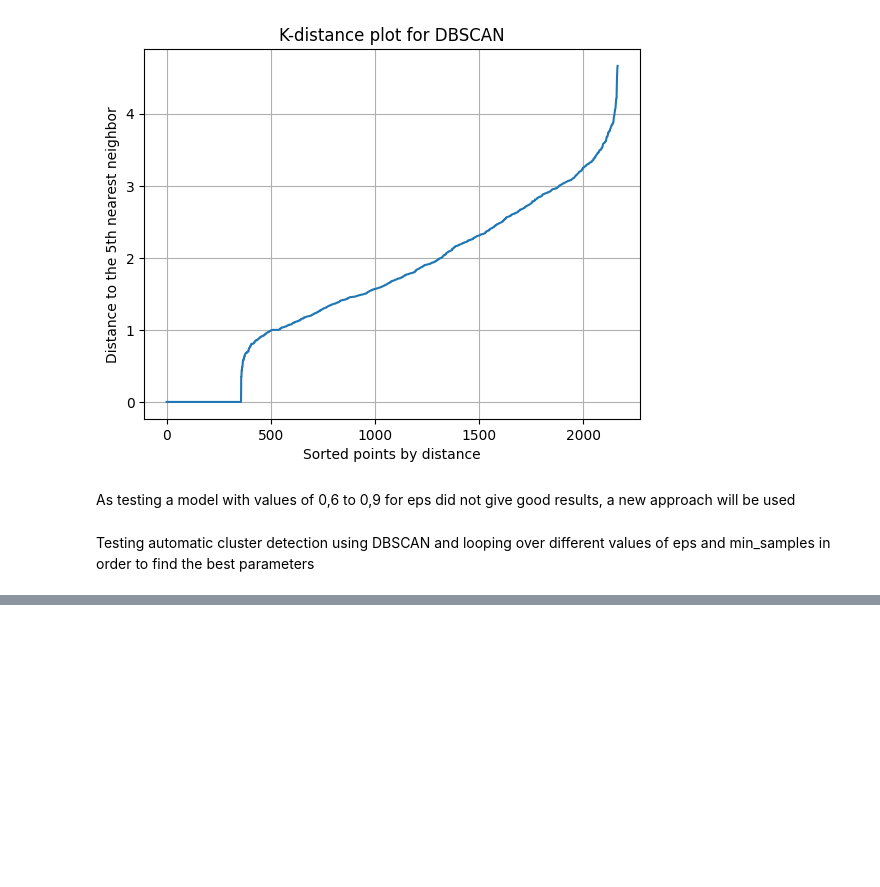
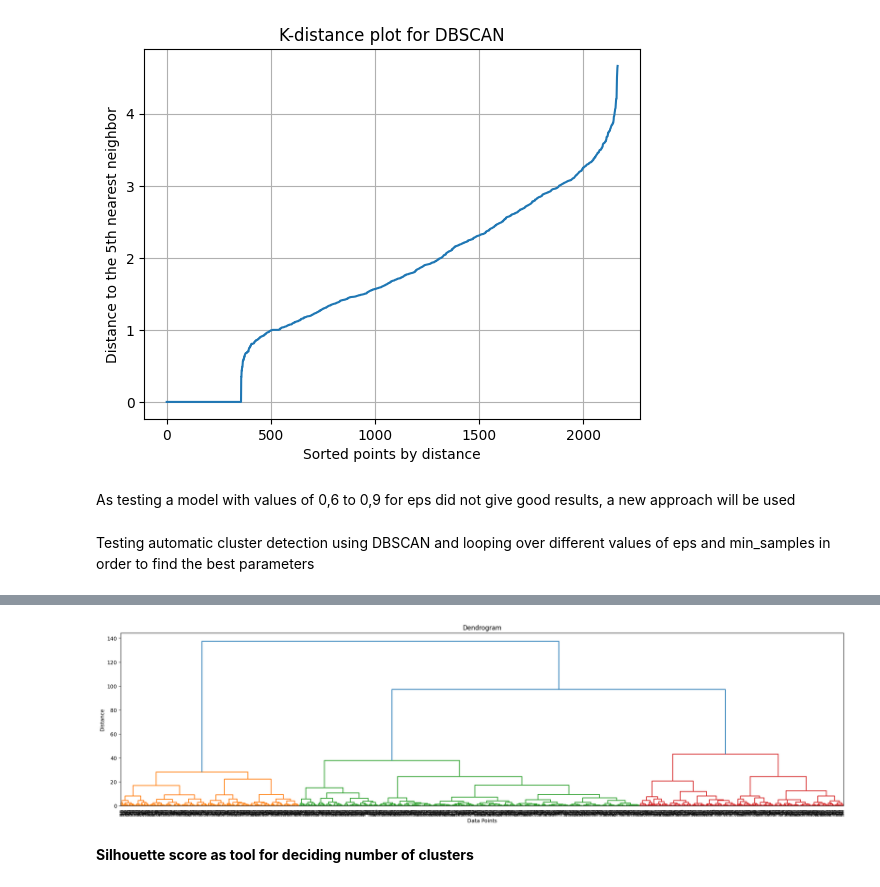
Before and after one commit to dalimvc/DS-Mini-project, a Jupyter notebook: miniProjectAssignmentDaliborMirkovic.ipynb, the cells around one changed output, grey strips where cells are left out. Saved outputs shown, nothing was run; the diff lists cells and outputs as text; code cells hidden in the pictures; blank space fills up the shorter version.

```diff
--- a/miniProjectAssignmentDaliborMirkovic.ipynb
+++ b/miniProjectAssignmentDaliborMirkovic.ipynb
@@ -586,7 +593,8 @@ plt.show()
 # %%
 #creating  k-means model with 3 clusters
 kmeans = KMeans(n_clusters=3, random_state=0)
-df['Cluster'] = kmeans.fit_predict(df) #fits the model and predict the clusters
+df['Cluster'] = kmeans.fit_predict(df_encoded) #fits the model and predict the clusters
+df_encoded['Cluster'] = kmeans.fit_predict(df_encoded) #fits the model and predict the clusters
 # %%
 pd.set_option('display.max_columns', None)
 #displaying cluster centers
@@ -946,20 +943,3 @@ plt.show()
 As testing a model with values of 0,6 to 0,9 for eps did not give good results, a new approach will be used
 # %% [markdown]
 Testing automatic cluster detection using DBSCAN and looping over different values of eps and min_samples in order to find the best parameters
-# %%
-#eps start parameter and list of test samples
-eps = 2.5
-test_samples = [3, 4, 5, 6, 7, 8, 9, 10, 15, 20, 25, 30, 35, 40, 45, 50]
-#loop over the test_samples and eps and calculating the number of clusters and noise points
-while eps < 3.0:
-    for t in test_samples:
-        dbscan = DBSCAN(eps=eps, min_samples=m)
-        dbscan.fit(df_scaled)
-        labels = dbscan.labels_
-        n_clusters = len(set(labels)) - (1 if -1 in labels else 0) #calculating number clusters and noise points that are labeled as -1
-        n_noise = list(labels).count(-1)
-        if  n_noise < 800: #printing only the results with less than 800 noise points
-            df['Cluster'] = labels #adding the cluster column to the dataframe
-            df["Cluster"].unique() #geting unique values of the cluster column
-            print (df["Cluster"].value_counts())
-    eps += 0.01
@@ -986,14 +986,16 @@ Continuing with almost the same algorithm, but tuning the eps and min_samples pa
 # %%
-dbscan = DBSCAN(eps=1.91, min_samples=2)
+#creating and fitting the model
+dbscan = DBSCAN(eps=2.0899999999999985, min_samples=5)
 dbscan.fit(df_scaled)
+#getting labels and counting number of clusters and noise points
 labels = dbscan.labels_
 n_clusters = len(set(labels)) - (1 if -1 in labels else 0)
 n_noise = list(labels).count(-1)
 print(f'Number of clusters: {n_clusters}, Number of noise points: {n_noise}')
+#adding labels to df
 df['Cluster'] = labels
-df_scaled['Cluster'] = labels
-df["Cluster"].unique()
+#printing details about clusters
 cluster_counts = df["Cluster"].value_counts()
 large_clusters = cluster_counts[cluster_counts > 50] #i am interested only in clusters with sufficient number of points (more than 50)
-print (large_clusters)
+print (cluster_counts)
 # %% [output]
@@ -1010,0 +1060,13 @@ df.loc[~df["Cluster"].isin([0, 1, 2, 10]), "Cluster"] = -1
+# %%
+#
+Z = linkage(pca_df, 'ward') #linkage is giving distance information, parameter ward means minimazes total warience between all clusters
+plt.figure(figsize=(25, 6))
+dendrogram(Z)
+plt.title("Dendrogram")
+plt.xlabel("Data Points")
+plt.ylabel("Distance")
+plt.show()
+# %% [output]
+[figure, added]
+# %% [markdown]
+<b>Silhouette score as tool for deciding number of clusters</b>
```
Also changed, not shown: parts of 45 cells of this notebook.
